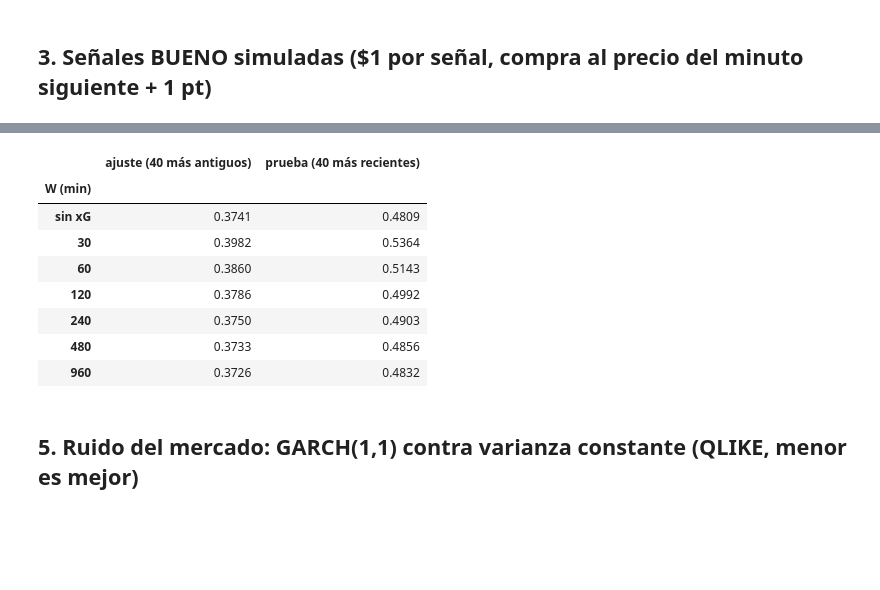
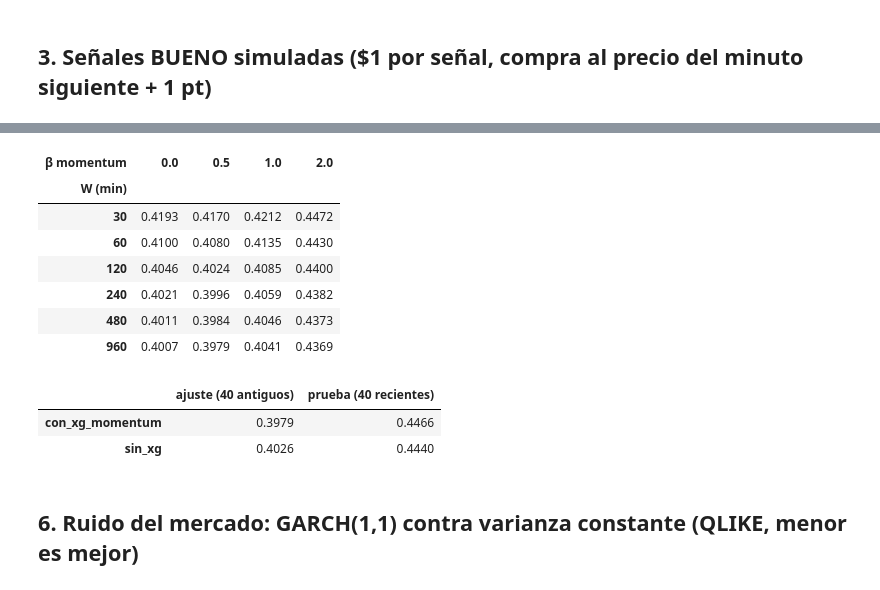
Before and after one commit to 0260932/datos-masivos-champions-league, a Jupyter notebook: notebooks/03_backtest_xg_mercado.ipynb, the cells around one changed output, grey strips where cells are left out. Cells and saved outputs as stored; diff of their text form; code cells hidden in the pictures; blank space fills up the shorter version.

```diff
--- a/notebooks/03_backtest_xg_mercado.ipynb
+++ b/notebooks/03_backtest_xg_mercado.ipynb
@@ -109,55 +147,22 @@ un mal peso, W se elige con los 40 partidos más antiguos y se evalúa en los 40
-# %%
-from src.live.xg_vivo import resumen_hasta
-
-def brier_w(partidos, W):
-    modelo.PESO_PREVIO_MIN = W or 60
-    total, n = 0.0, 0
-    for p in partidos:
-        r = p["reloj"]
-        previa = [bt._precio_en(p["precios"][l], r["kickoff"]) for l in bt.LADOS]
-        lam = modelo.fit_lambdas(*previa)
-        goles = [t for t in p["datos"]["tiros"] if t["gol"]]
-        for t in bt._instantes(r):
-            m = bt._minuto_juego(r, t)
-            if round(m) not in bt.CORTES_BRIER:
-                continue
-            visto = t - bt.RETRASO_DATOS
-            gl = sum(g["lado"] == "home" and g["instante"] <= visto for g in goles)
-            gv = sum(g["lado"] == "away" and g["instante"] <= visto for g in goles)
-            lv = modelo.ritmo_en_vivo(*lam, m, resumen_hasta(p["datos"], instante=visto)) if W else lam
-            pr = modelo.live_probabilities(*lv, m, gl, gv)
-            total += sum((pr[i] - (p["resultado"] == l)) ** 2 for i, l in enumerate(bt.LADOS))
-            n += 1
-    modelo.PESO_PREVIO_MIN = 60
-    return total / n
-
-desde = pd.Timestamp.now(tz="UTC") - pd.Timedelta(days=21)
-partidos = []
-for comp in bt.COMPETICIONES:
-    for item in bt.eventos_cerrados(comp, desde.to_pydatetime()):
-        if len(partidos) >= 80:
-            break
-        p = bt.preparar_partido(comp, item)
-        if p:
-            partidos.append(p)
-partidos.sort(key=lambda p: p["inicio"])
-mitad = len(partidos) // 2
-pd.DataFrame(
-    {"ajuste (40 más antiguos)": {W or "sin xG": brier_w(partidos[:mitad], W) for W in (None, 30, 60, 120, 240, 480, 960)},
-     "prueba (40 más recientes)": {W or "sin xG": brier_w(partidos[mitad:], W) for W in (None, 30, 60, 120, 240, 480, 960)}}
-).rename_axis("W (min)").round(4)
-# %% [output]
-|  | ajuste (40 más antiguos) | prueba (40 más recientes) |
-| W (min) |  |  |
-| sin xG | 0.3741 | 0.4809 |
-| 30 | 0.3982 | 0.5364 |
-| 60 | 0.3860 | 0.5143 |
-| 120 | 0.3786 | 0.4992 |
-| 240 | 0.3750 | 0.4903 |
-| 480 | 0.3733 | 0.4856 |
-| 960 | 0.3726 | 0.4832 |
+# %%
+cal = resultados["calibracion"]
+grilla = pd.DataFrame(cal["grilla"]).pivot(index="peso_previo", columns="peso_momentum", values="brier_ajuste")
+display(grilla.round(4).rename_axis(index="W (min)", columns="β momentum"))
+pd.DataFrame({"ajuste (40 antiguos)": cal["brier_ajuste"], "prueba (40 recientes)": cal["brier_prueba"]}).round(4)
+# %% [output]
+| β momentum | 0.0 | 0.5 | 1.0 | 2.0 |
+| W (min) |  |  |  |  |
+| 30 | 0.4193 | 0.4170 | 0.4212 | 0.4472 |
+| 60 | 0.4100 | 0.4080 | 0.4135 | 0.4430 |
+| 120 | 0.4046 | 0.4024 | 0.4085 | 0.4400 |
+| 240 | 0.4021 | 0.3996 | 0.4059 | 0.4382 |
+| 480 | 0.4011 | 0.3984 | 0.4046 | 0.4373 |
+| 960 | 0.4007 | 0.3979 | 0.4041 | 0.4369 |
+|  | ajuste (40 antiguos) | prueba (40 recientes) |
+| con_xg_momentum | 0.3979 | 0.4466 |
+| sin_xg | 0.4026 | 0.4440 |
 # %% [markdown]
-## 5. Ruido del mercado: GARCH(1,1) contra varianza constante (QLIKE, menor es mejor)
+## 6. Ruido del mercado: GARCH(1,1) contra varianza constante (QLIKE, menor es mejor)
 # %%
 pd.Series(resultados["garch"]).to_frame("valor")
 # %% [output]
```
Also changed, not shown: parts of 11 cells of this notebook, 15 other files.
